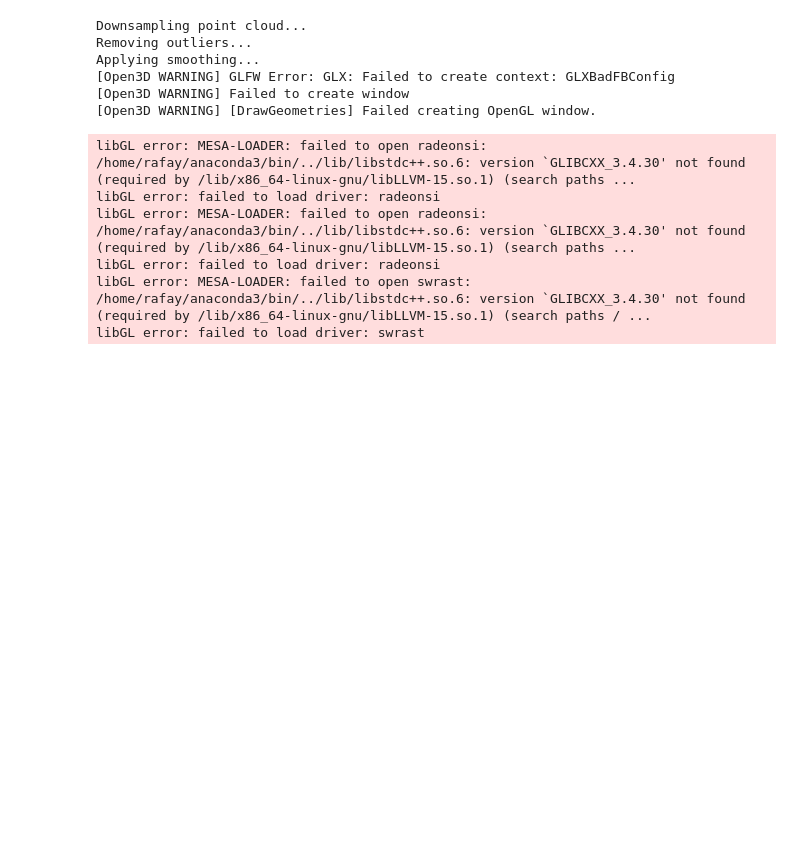
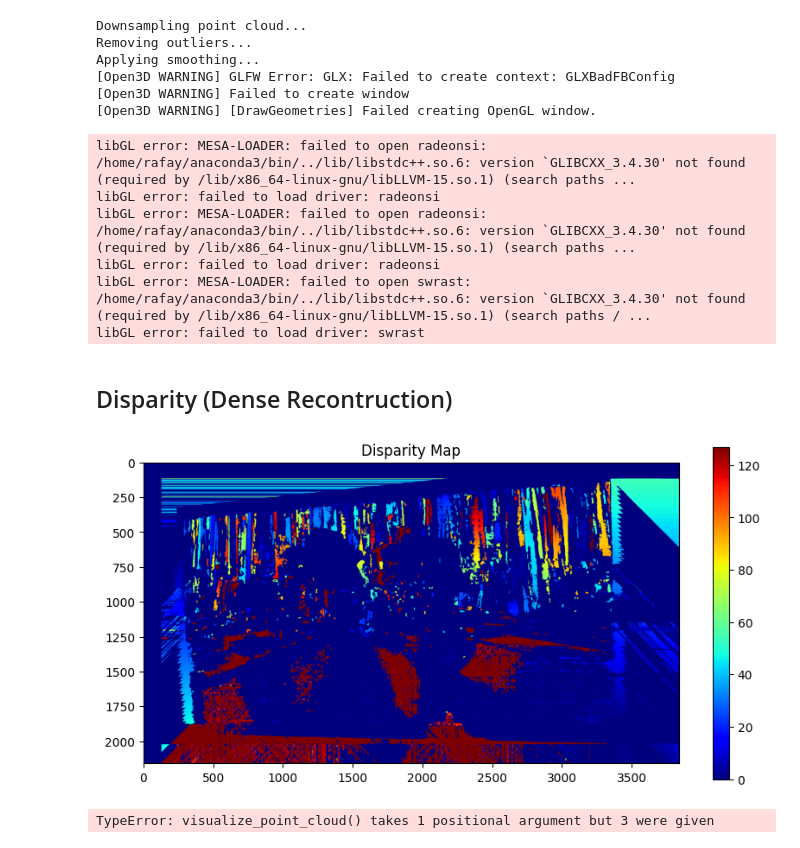
Before and after one commit to rafayaamirgull/stereo_reconstruction_cv, a Jupyter notebook: main.ipynb, the cells around one changed output. Drawn from its saved outputs; the diff is of its cells as text; code cells hidden in the pictures; blank space fills up the shorter version.

```diff
--- a/main.ipynb
+++ b/main.ipynb
@@ -762,3 +686,5 @@ libGL error: MESA-LOADER: failed to open radeonsi: /home/rafay/anaconda3/bin/../
 libGL error: failed to load driver: radeonsi
 libGL error: MESA-LOADER: failed to open swrast: /home/rafay/anaconda3/bin/../lib/libstdc++.so.6: version `GLIBCXX_3.4.30' not found (required by /lib/x86_64-linux-gnu/libLLVM-15.so.1) (search paths / ...
 libGL error: failed to load driver: swrast
+# %% [markdown]
+## Disparity (Dense Recontruction)
@@ -764,0 +755,21 @@ libGL error: failed to load driver: swrast
+# %%
+disparity_map = compute_disparity_map(imgL_rect, imgR_rect, 16, 0)
+
+plt.figure(figsize=(10,5))
+plt.imshow(disparity_map, cmap='jet')
+plt.title("Disparity Map")
+plt.colorbar()
+plt.show()
+
+# 6. 3D Reconstruction
+points_3D = reconstruct_3D(disparity_map, Q)
+# 7. Visualization
+visualize_point_cloud(points_3D, cv2.cvtColor(imgL_color, cv2.COLOR_BGR2RGB), disparity_map)
+
+#Optional: Save the point cloud
+pcd = o3d.geometry.PointCloud()
+pcd.points = o3d.utility.Vector3dVector(points_3D.reshape(-1, 3))
+o3d.io.write_point_cloud(f"{dataset_name}_point_cloud.ply", pcd)
+# %% [output]
+[figure, added]
+TypeError: visualize_point_cloud() takes 1 positional argument but 3 were given
```
Also changed, not shown: parts of 17 cells of this notebook.
